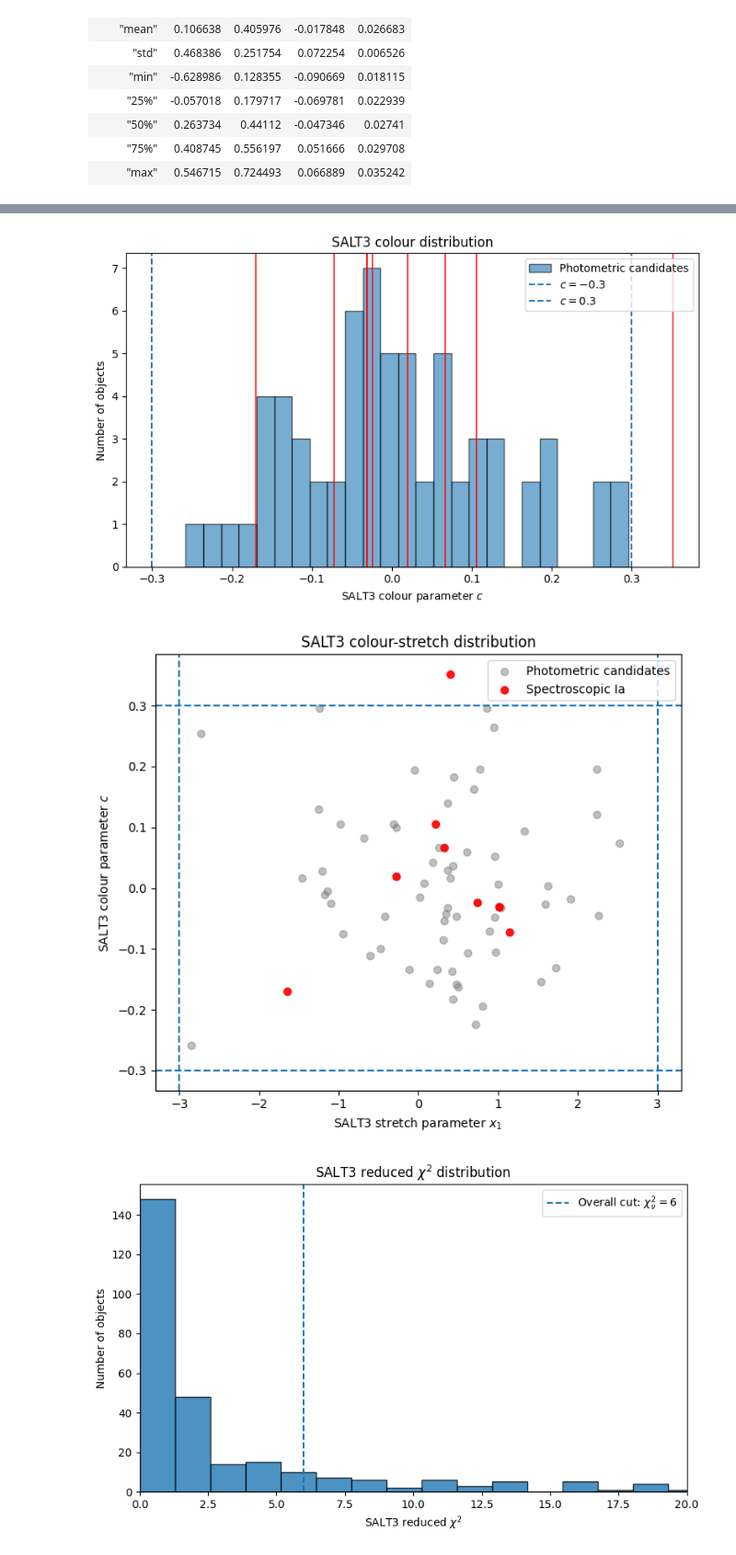
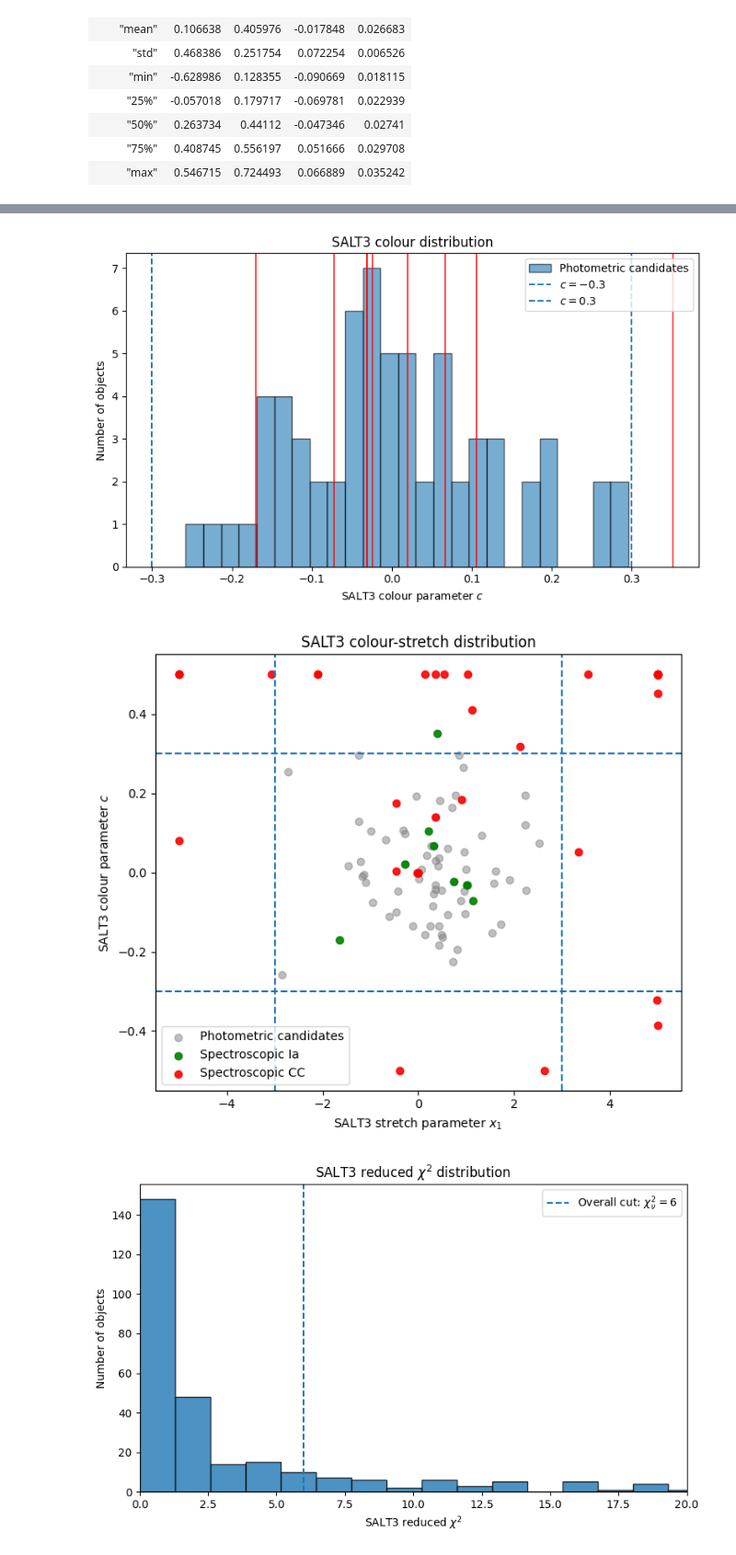
Before and after one commit to Webd0g/Honours_Project, a Jupyter notebook: notebooks/draft_scripts_and_small_scripts.ipynb, the cells around one changed output, grey strips where cells are left out. Shown at 92% size. Saved outputs shown, nothing was run; the diff lists cells and outputs as text; code cells hidden in the pictures.

```diff
--- a/notebooks/draft_scripts_and_small_scripts.ipynb
+++ b/notebooks/draft_scripts_and_small_scripts.ipynb
@@ -1921,6 +1936,18 @@ shape: (9, 5)
 # %%
 import matplotlib.pyplot as plt
 import polars as pl
+
+cc_results_df = pl.read_csv("/home/riley/Documents/University/Honours/Honours_Project/data/salt_fitting/core_collapse_results/salt_fit_values.csv")
+cc_plot_df = cc_results_df.filter(
+    pl.col("x1").is_not_null()
+    & pl.col("x1").is_finite()
+    & pl.col("c").is_not_null()
+    & pl.col("c").is_finite()
+)
+
+cc_x1 = cc_plot_df["x1"].to_numpy()
+cc_c = cc_plot_df["c"].to_numpy()
+
 
 # Keep only valid fitted values
 ia_results_df = pl.read_csv("/home/riley/Documents/University/Honours/Honours_Project/data/salt_fitting/confirmed_ia_tests/confirmed_ia_results.csv")
@@ -2020,35 +2047,37 @@ plt.scatter(
     color="grey",
     alpha=0.5,
     label="Photometric candidates",
 )
 
 # Spectroscopically confirmed Ia
 plt.scatter(
     ia_x1,
     ia_c,
-    color="red",
+    color="green",
     alpha=0.9,
     label="Spectroscopic Ia",
     zorder=3,
 )
+
+plt.scatter(cc_x1, cc_c, color = "red", alpha=0.9, label="Spectroscopic CC")
 
 plt.axvline(-3, linestyle="--")
 plt.axvline(3, linestyle="--")
 
 plt.axhline(-0.3, linestyle="--")
 plt.axhline(0.3, linestyle="--")
 
 plt.xlabel(r"SALT3 stretch parameter $x_1$")
 plt.ylabel(r"SALT3 colour parameter $c$")
 plt.title(r"SALT3 colour-stretch distribution")
 
 plt.legend()
 plt.tight_layout()
 plt.show()
 # %% [output]
 [figure]
 [figure]
-[figure, old version]
+[figure, new version]
 # %%
 chi2 = (
     results_df.filter(
```
Also changed, not shown: parts of 1 cell of this notebook, 1 other file.
